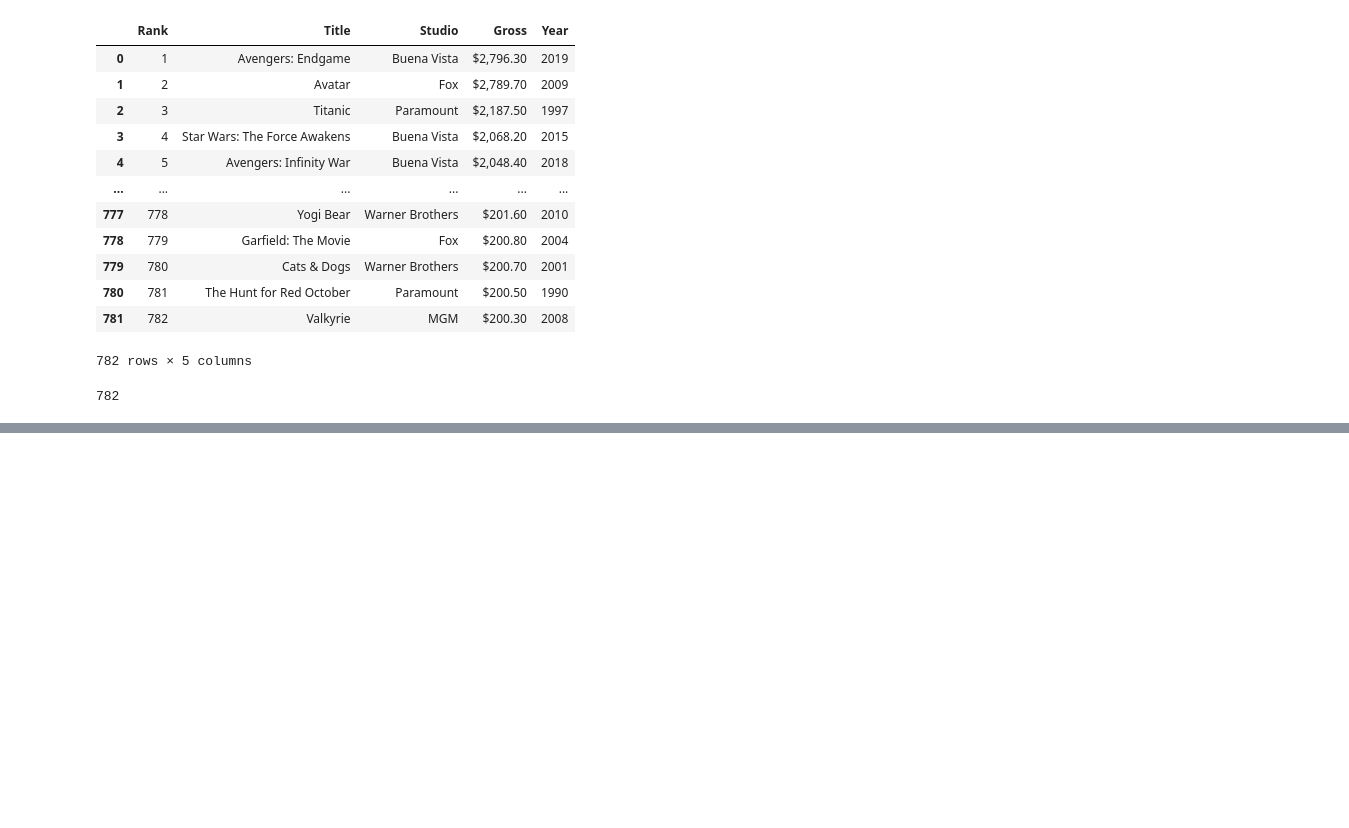
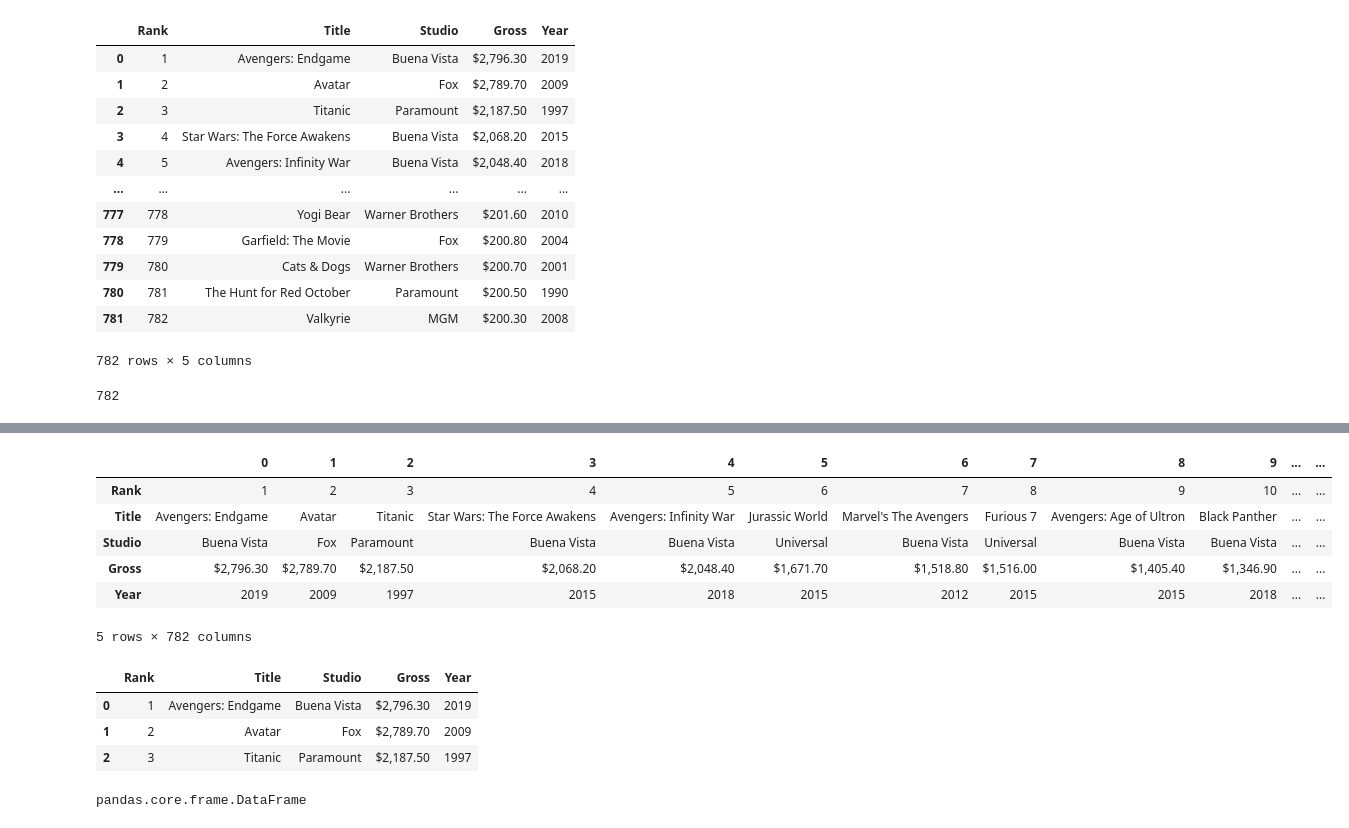
Before and after one commit to ThinkAlgoClub/batch40, a Jupyter notebook: DataFrames-June26.ipynb, the cells around one changed output, grey strips where cells are left out. Saved outputs shown, nothing was run; the diff lists cells and outputs as text; code cells hidden in the pictures; blank space fills up the shorter version.

Commit message:
Working with DataFrame

```diff
--- a/DataFrames-June26.ipynb
+++ b/DataFrames-June26.ipynb
@@ -121,0 +222,22 @@ len(movies)
+# %%
+# T for transpose
+movies.T
+# %% [output]
+|  | 0 | 1 | 2 | 3 | 4 | 5 | 6 | 7 | 8 | 9 | ... | ... |
+| Rank | 1 | 2 | 3 | 4 | 5 | 6 | 7 | 8 | 9 | 10 | ... | ... |
+| Title | Avengers: Endgame | Avatar | Titanic | Star Wars: The Force Awakens | Avengers: Infinity War | Jurassic World | Marvel's The Avengers | Furious 7 | Avengers: Age of Ultron | Black Panther | ... | ... |
+| Studio | Buena Vista | Fox | Paramount | Buena Vista | Buena Vista | Universal | Buena Vista | Universal | Buena Vista | Buena Vista | ... | ... |
+| Gross | $2,796.30 | $2,789.70 | $2,187.50 | $2,068.20 | $2,048.40 | $1,671.70 | $1,518.80 | $1,516.00 | $1,405.40 | $1,346.90 | ... | ... |
+| Year | 2019 | 2009 | 1997 | 2015 | 2018 | 2015 | 2012 | 2015 | 2015 | 2018 | ... | ... |
+5 rows × 782 columns
+# %%
+movies.head(3)
+# %% [output]
+|  | Rank | Title | Studio | Gross | Year |
+| 0 | 1 | Avengers: Endgame | Buena Vista | $2,796.30 | 2019 |
+| 1 | 2 | Avatar | Fox | $2,789.70 | 2009 |
+| 2 | 3 | Titanic | Paramount | $2,187.50 | 1997 |
+# %%
+type(movies)
+# %% [output]
+pandas.core.frame.DataFrame
```
Also changed, not shown: parts of 29 cells of this notebook, 1 other file.
